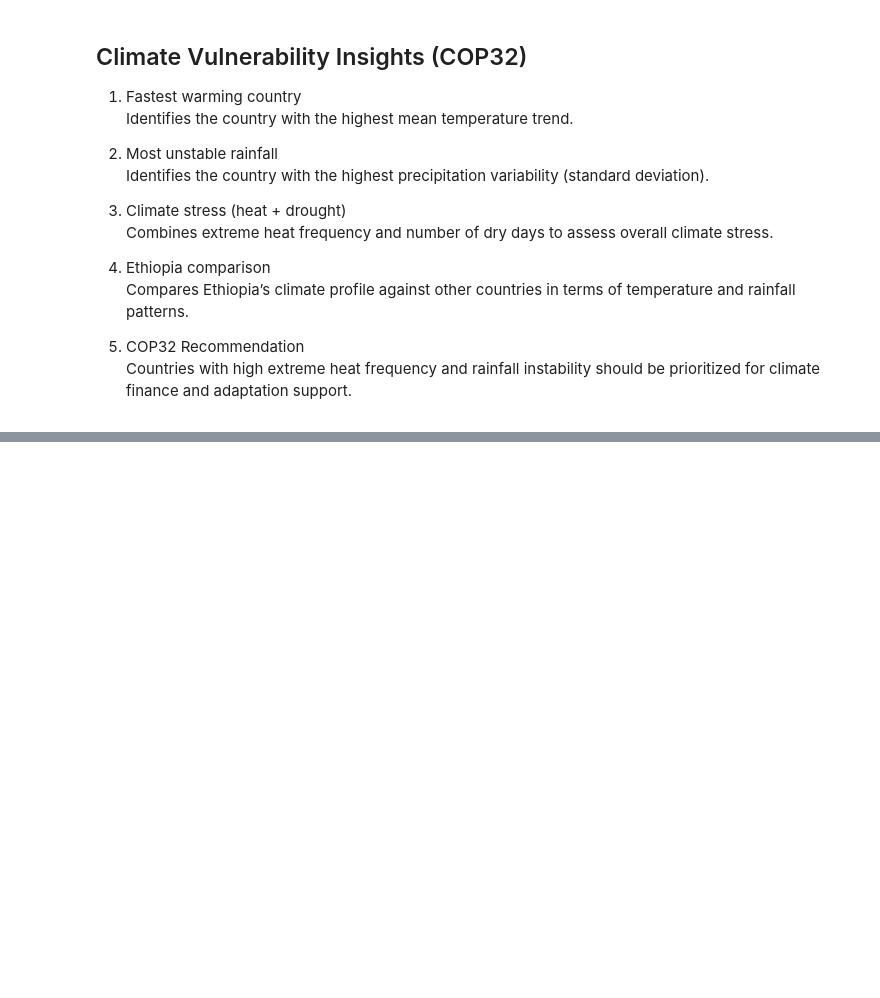
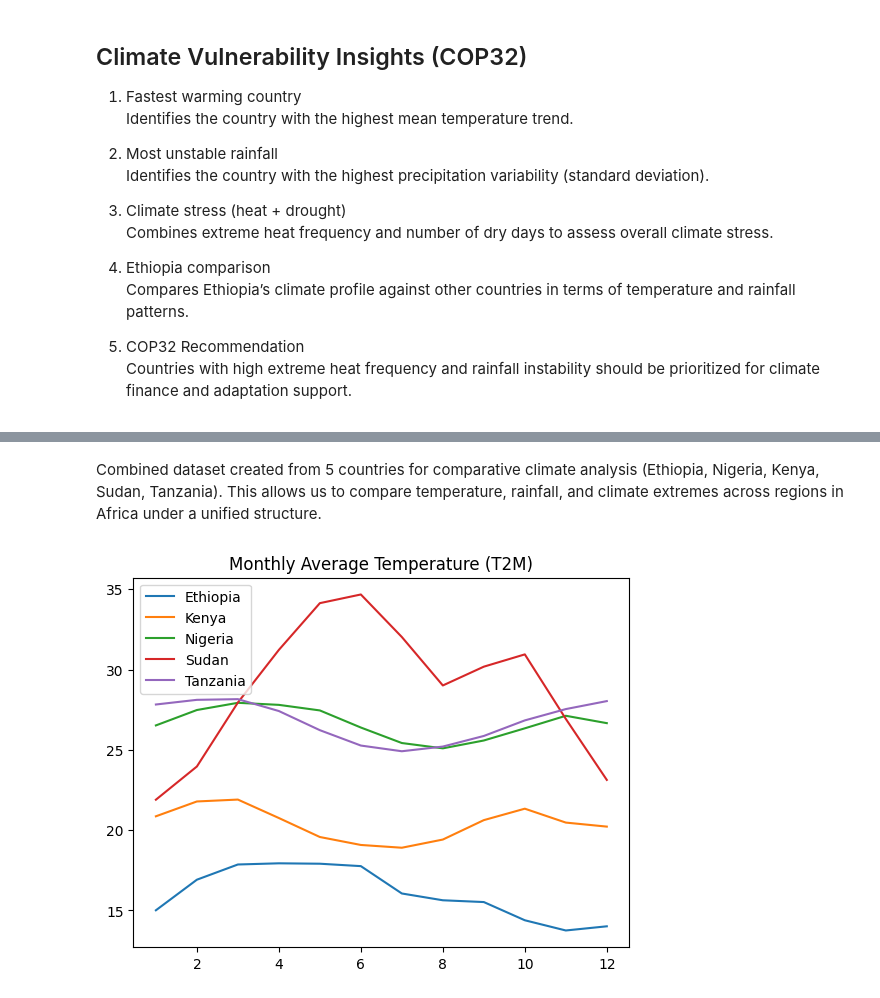
Before and after one commit to hawaebrahimhamid-png/climate-challenge-week0, a Jupyter notebook: notebooks/compare_countries.ipynb, the cells around one changed output, grey strips where cells are left out. Cells and saved outputs as stored; diff of their text form; code cells hidden in the pictures; blank space fills up the shorter version.

```diff
--- a/notebooks/compare_countries.ipynb
+++ b/notebooks/compare_countries.ipynb
@@ -151,0 +161,35 @@ ranking
+# %%
+import pandas as pd
+
+ethiopia = pd.read_csv("../data/ethiopia_clean.csv")
+nigeria = pd.read_csv("../data/nigeria_clean.csv")
+kenya = pd.read_csv("../data/kenya_clean.csv")
+sudan = pd.read_csv("../data/sudan_clean.csv")
+tanzania = pd.read_csv("../data/tanzania_clean.csv")
+# %%
+ethiopia["Country"] = "Ethiopia"
+nigeria["Country"] = "Nigeria"
+kenya["Country"] = "Kenya"
+sudan["Country"] = "Sudan"
+tanzania["Country"] = "Tanzania"
+# %%
+df = pd.concat([ethiopia, nigeria, kenya, sudan, tanzania], ignore_index=True)
+# %% [markdown]
+Combined dataset created from 5 countries for comparative climate analysis (Ethiopia, Nigeria, Kenya, Sudan, Tanzania). This allows us to compare temperature, rainfall, and climate extremes across regions in Africa under a unified structure.
+# %%
+df["DATE"] = pd.to_datetime(df["YEAR"] * 1000 + df["DOY"], format="%Y%j")
+df["Month"] = df["DATE"].dt.month
+# %%
+import matplotlib.pyplot as plt
+
+monthly_temp = df.groupby(["Country", "Month"])["T2M"].mean().reset_index()
+
+for country in monthly_temp["Country"].unique():
+    data = monthly_temp[monthly_temp["Country"] == country]
+    plt.plot(data["Month"], data["T2M"], label=country)
+
+plt.title("Monthly Average Temperature (T2M)")
+plt.legend()
+plt.show()
+# %% [output]
+[figure, added]
```
Also changed, not shown: parts of 12 cells of this notebook.
